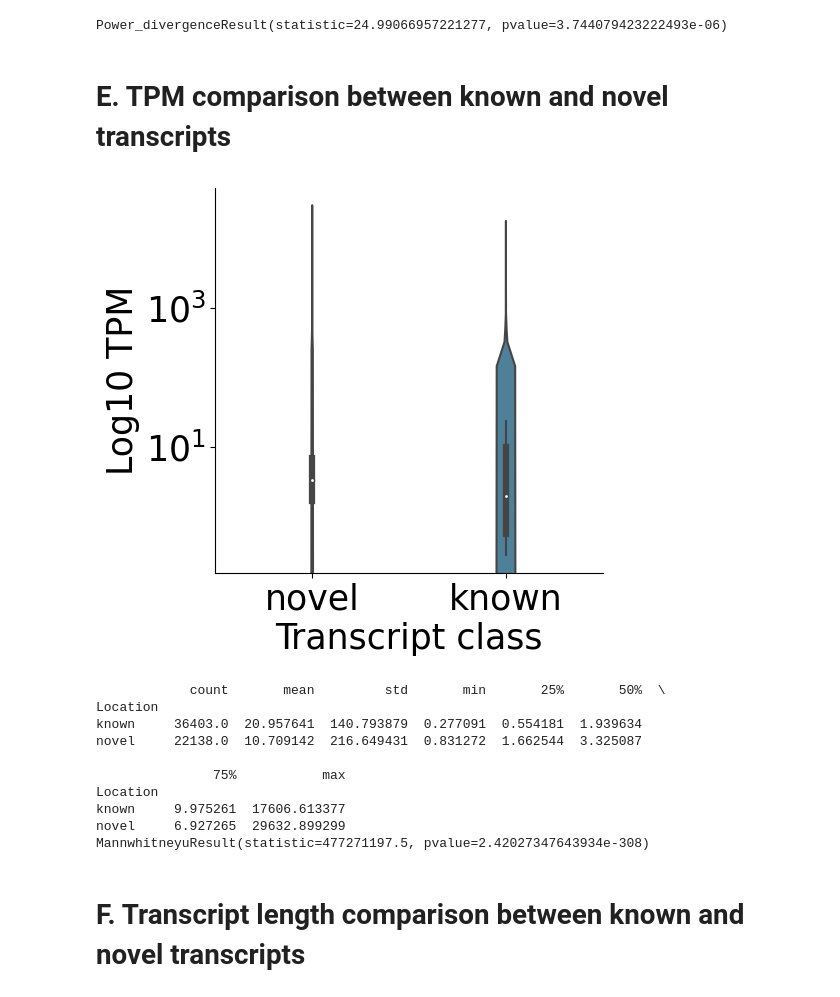
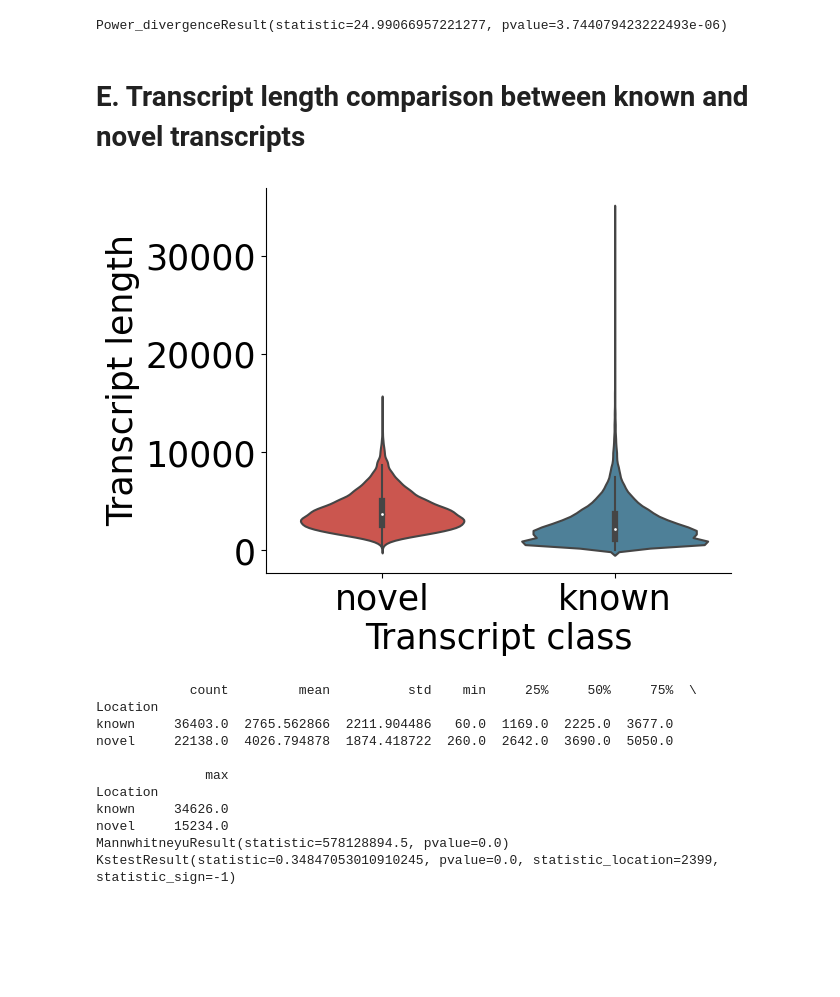
Before and after one commit to cmbi/Neural-Retina-Atlas, a Jupyter notebook: figures_and_tables/Figure_S1.ipynb, the cells around one changed output. Drawn from its saved outputs; the diff is of its cells as text; code cells hidden in the pictures; blank space fills up the shorter version.

Commit message:
removed FIgure S1E

```diff
--- a/figures_and_tables/Figure_S1.ipynb
+++ b/figures_and_tables/Figure_S1.ipynb
@@ -252,48 +252,41 @@ print(scipy.stats.chisquare(isoforms_counts, expected_counts))
 # %% [output]
 Power_divergenceResult(statistic=24.99066957221277, pvalue=3.744079423222493e-06)
 # %% [markdown]
-# E. TPM comparison between known and novel transcripts
+# E. Transcript length comparison between known and novel transcripts
 # %%
-rc = {'figure.figsize':(5,5)}
-plt.rcParams.update(rc)
+# Divide it into novel and known transcripts
+known = isoquant[isoquant['structural_category'] == 'full-splice_match']
+novel = isoquant[isoquant['structural_category'].isin(['novel_not_in_catalog', 'novel_in_catalog'])]
 
-# Load the TPM file
-tpm = pd.read_csv('../data/transcriptomics/isoquant/isoquant_aln.sorted.transcript_model_tpm.tsv', sep = '\t')
+novel = novel.assign(Location='novel')
+known = known.assign(Location='known')
+cdf = pd.concat([novel, known])
 
 # Define the colors
 colors = {'novel': '#cb564f', 'known' : '#4E8098'}
 
-# Divide it into novel and known transcripts
-novel = tpm[tpm['#feature_id'].str.contains('transcript')]
-known = tpm[tpm['#feature_id'].str.contains('ENST')]
-
-novel = novel.assign(Location='novel')
-known = known.assign(Location='known')
-cdf = pd.concat([novel, known])
-plt.rcParams.update(rc)
-ax = sns.violinplot(x="Location", y="TPM", data=cdf, palette = colors, saturation=1)   ##showfliers = False
-plt.yscale('log')
+ax = sns.violinplot(x="Location", y="length", data=cdf, showfliers = True, palette = colors, saturation = 1)
 # Remove black x and y axis line
 sns.despine(bottom = False, left = False)
 ax.set(xlabel='Transcript class')
-ax.set(ylabel='Log10 TPM')
-plt.savefig('plots/TPM_comparison.svg', dpi=300, bbox_inches='tight')
+ax.set(ylabel='Transcript length')
+plt.savefig('plots/length_comparison.svg', dpi=300, bbox_inches='tight')
 plt.show()
 
 # Calculate the statics
-print(cdf.groupby(["Location"])['TPM'].describe())
-print(scipy.stats.mannwhitneyu(novel.TPM, known.TPM))
+print(cdf.groupby(["Location"])['length'].describe())
+print(scipy.stats.mannwhitneyu(novel.length, known.length))
+print(scipy.stats.kstest(novel.length, known.length))
 # %% [output]
-[figure, old version]
+[figure, new version]
-            count       mean         std       min       25%       50%  \
+            count         mean          std    min     25%     50%     75%  \
 Location
-known     36403.0  20.957641  140.793879  0.277091  0.554181  1.939634
-novel     22138.0  10.709142  216.649431  0.831272  1.662544  3.325087
+known     36403.0  2765.562866  2211.904486   60.0  1169.0  2225.0  3677.0
+novel     22138.0  4026.794878  1874.418722  260.0  2642.0  3690.0  5050.0
 
-               75%           max
+              max
 Location
-known     9.975261  17606.613377
-novel     6.927265  29632.899299
-MannwhitneyuResult(statistic=477271197.5, pvalue=2.42027347643934e-308)
+known     34626.0
+novel     15234.0
+MannwhitneyuResult(statistic=578128894.5, pvalue=0.0)
+KstestResult(statistic=0.34847053010910245, pvalue=0.0, statistic_location=2399, statistic_sign=-1)
-# %% [markdown]
-# F. Transcript length comparison between known and novel transcripts
```
Also changed, not shown: parts of 3 cells of this notebook.
